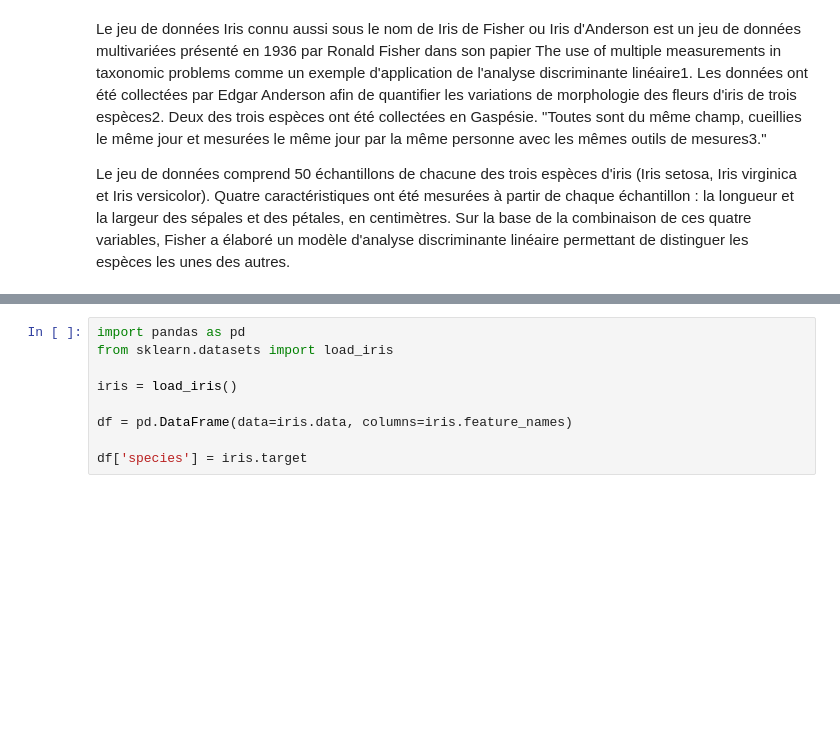
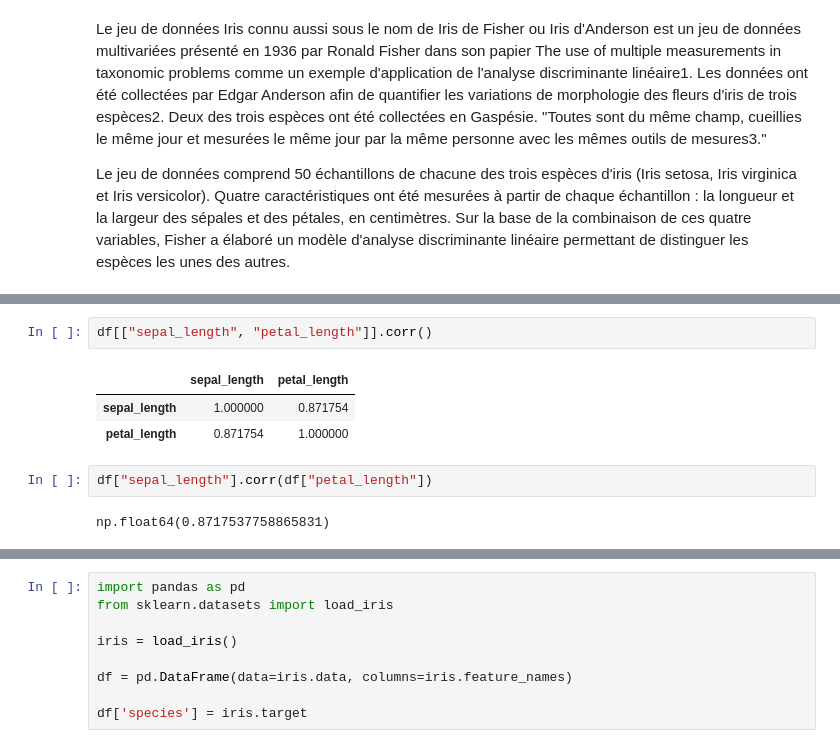
Before and after one commit to AmoussouKokou/formation, a Jupyter notebook: src/projet.ipynb, the cells around one changed output, grey strips where cells are left out. Saved outputs shown, nothing was run; the diff lists cells and outputs as text; blank space fills up the shorter version.

```diff
--- a/src/projet.ipynb
+++ b/src/projet.ipynb
@@ -10,0 +204,10 @@ Le jeu de données comprend 50 échantillons de chacune des trois espèces d'iri
+# %%
+df[["sepal_length", "petal_length"]].corr()
+# %% [output]
+|  | sepal_length | petal_length |
+| sepal_length | 1.000000 | 0.871754 |
+| petal_length | 0.871754 | 1.000000 |
+# %%
+df["sepal_length"].corr(df["petal_length"])
+# %% [output]
+np.float64(0.8717537758865831)
```
Also changed, not shown: parts of 27 cells of this notebook, 3 other files.
